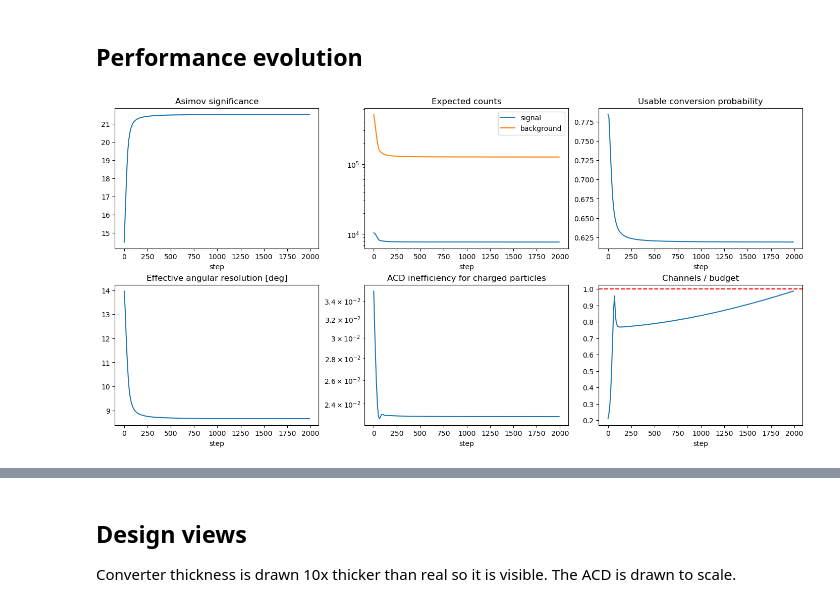
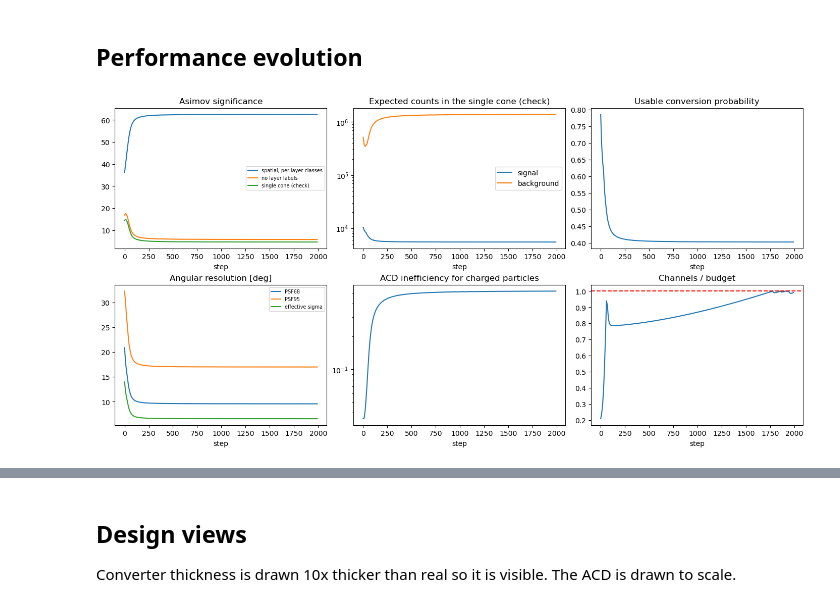
Before and after one commit to lfarinaa/AutoDetOpt, a Jupyter notebook: v0/trackerOptimisation.ipynb, the cells around one changed output, grey strips where cells are left out. Drawn from its saved outputs; the diff is of its cells as text; code cells hidden in the pictures.

```diff
--- a/v0/trackerOptimisation.ipynb
+++ b/v0/trackerOptimisation.ipynb
@@ -346,36 +514,42 @@ mapUnboundedToPhysicalParameters(optimisedParameters)
 # %%
 stepNumbers = np.arange(len(optimisationHistory["metrics"])) * recordingInterval
 metricsOverSteps = {
     metricName: np.array([recordedEntryAtStep[metricName] for recordedEntryAtStep in optimisationHistory["metrics"]]) for metricName in scalarMetricNames
 }
 
 performanceFigure, axesGrid = plt.subplots(2, 3, figsize=(14, 7), constrained_layout=True)
 significanceAxis, countsAxis, conversionAxis = axesGrid[0]
 resolutionAxis, vetoInefficiencyAxis, channelAxis = axesGrid[1]
 
-significanceAxis.plot(stepNumbers, metricsOverSteps["significance"])
+significanceAxis.plot(stepNumbers, metricsOverSteps["significance"], label="spatial, per-layer classes")
+significanceAxis.plot(stepNumbers, metricsOverSteps["significanceNoLabel"], label="no layer labels")
+significanceAxis.plot(stepNumbers, metricsOverSteps["coneSignificance"], label="single cone (check)")
 significanceAxis.set(title="Asimov significance", xlabel="step")
+significanceAxis.legend(fontsize=7)
 
 countsAxis.plot(stepNumbers, metricsOverSteps["signalCount"], label="signal")
 countsAxis.plot(stepNumbers, metricsOverSteps["backgroundCount"], label="background")
-countsAxis.set(yscale="log", title="Expected counts", xlabel="step")
+countsAxis.set(yscale="log", title="Expected counts in the single cone (check)", xlabel="step")
 countsAxis.legend()
 
 conversionAxis.plot(stepNumbers, metricsOverSteps["totalConversionProbability"])
 conversionAxis.set(title="Usable conversion probability", xlabel="step")
 
-resolutionAxis.plot(stepNumbers, metricsOverSteps["angularResolution"])
-resolutionAxis.set(title="Effective angular resolution [deg]", xlabel="step")
+resolutionAxis.plot(stepNumbers, metricsOverSteps["psf68"], label="PSF68")
+resolutionAxis.plot(stepNumbers, metricsOverSteps["psf95"], label="PSF95")
+resolutionAxis.plot(stepNumbers, metricsOverSteps["angularResolution"], label="effective sigma")
+resolutionAxis.set(title="Angular resolution [deg]", xlabel="step")
+resolutionAxis.legend(fontsize=7)
 
 vetoInefficiencyAxis.plot(stepNumbers, 1.0 - metricsOverSteps["vetoEfficiency"])
 vetoInefficiencyAxis.set(yscale="log", title="ACD inefficiency for charged particles", xlabel="step")
 
 channelAxis.plot(stepNumbers, metricsOverSteps["numberOfChannels"] / channelBudget)
 channelAxis.axhline(1.0, color="red", linestyle="--")   # Above this line the channel budget is violated.
 channelAxis.set(title="Channels / budget", xlabel="step")
 plt.show()
 # %% [output]
-[figure, old version]
+[figure, new version]
 # %%
 # How the parameters moved. Scalars are shown as a fraction of their allowed range so they share one drawingAxis.
 converterThicknessHistory = np.array(
```
Also changed, not shown: parts of 13 cells of this notebook, 6 other files.
